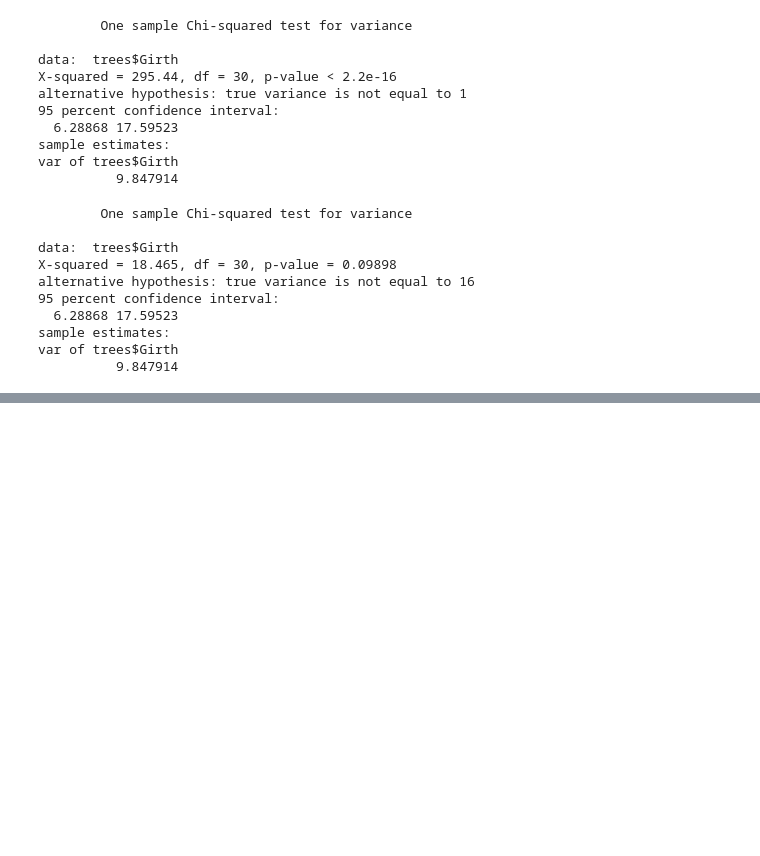
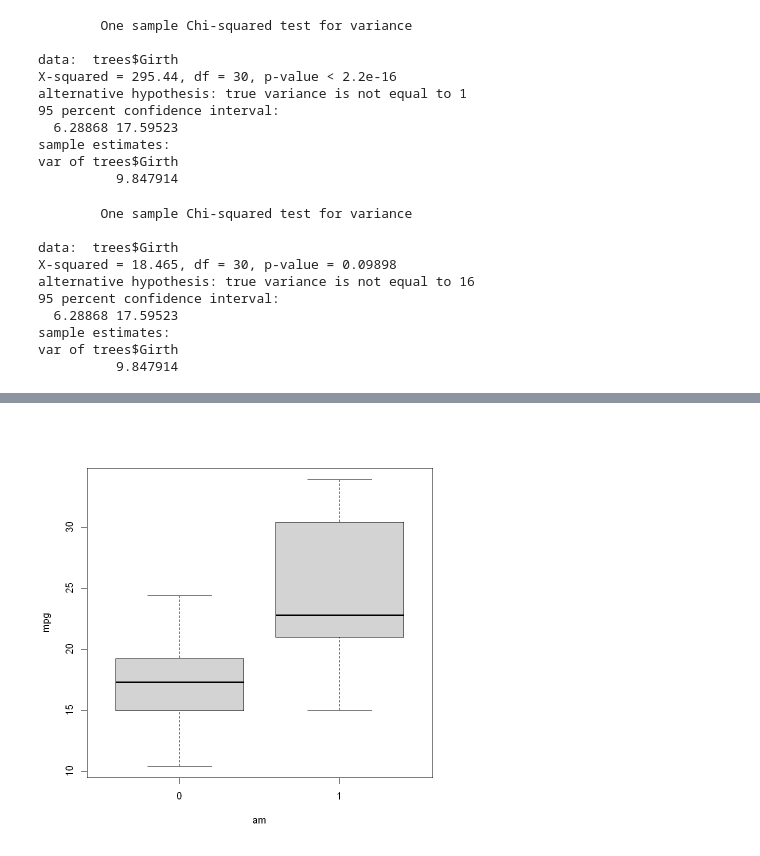
Before and after one commit to hwahyeon/knou-health-statistics, a Jupyter notebook: ch11/11-02.ipynb, the cells around one changed output, grey strips where cells are left out. Saved outputs shown, nothing was run; the diff lists cells and outputs as text; code cells hidden in the pictures; blank space fills up the shorter version.

```diff
--- a/ch11/11-02.ipynb
+++ b/ch11/11-02.ipynb
@@ -199,0 +226,4 @@ var of trees$Girth
+# %%
+boxplot(mpg~am, data=mtcars)
+# %% [output]
+[figure, added]
```
Also changed, not shown: parts of 4 cells of this notebook.
